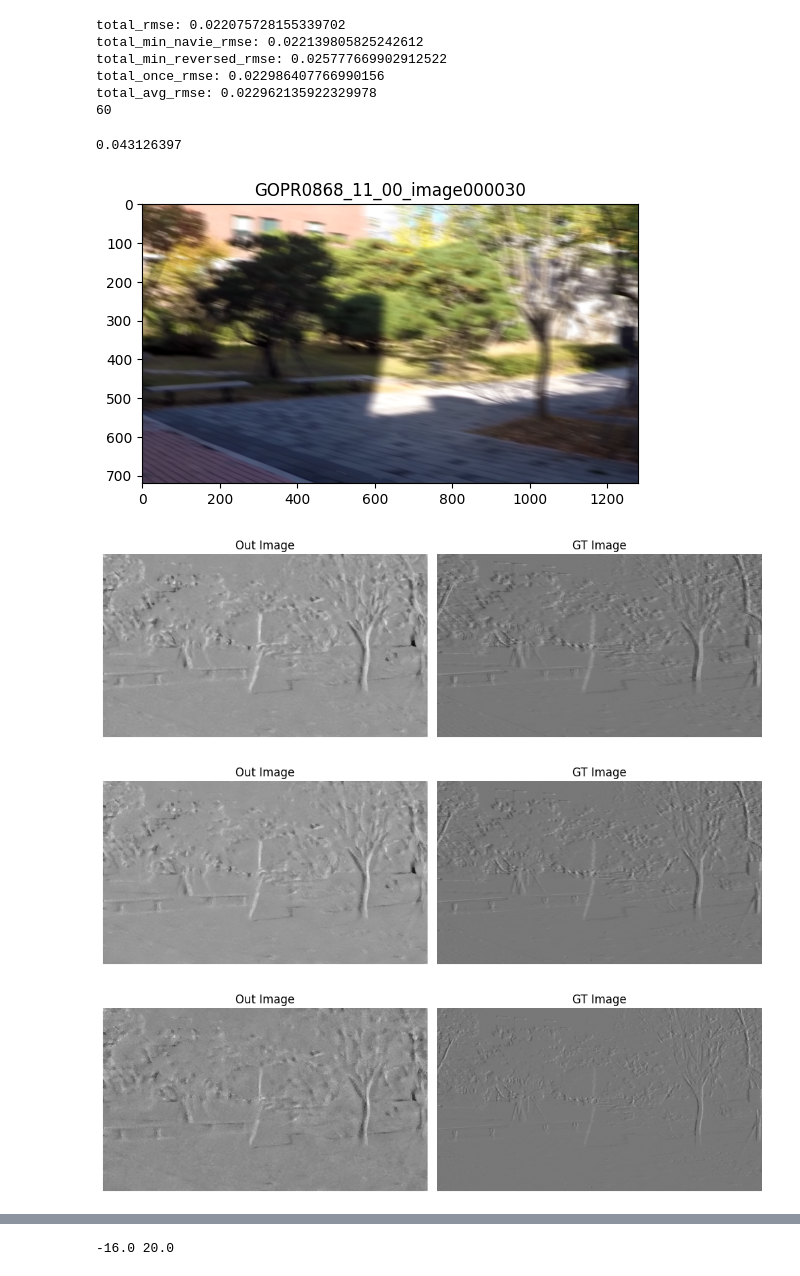
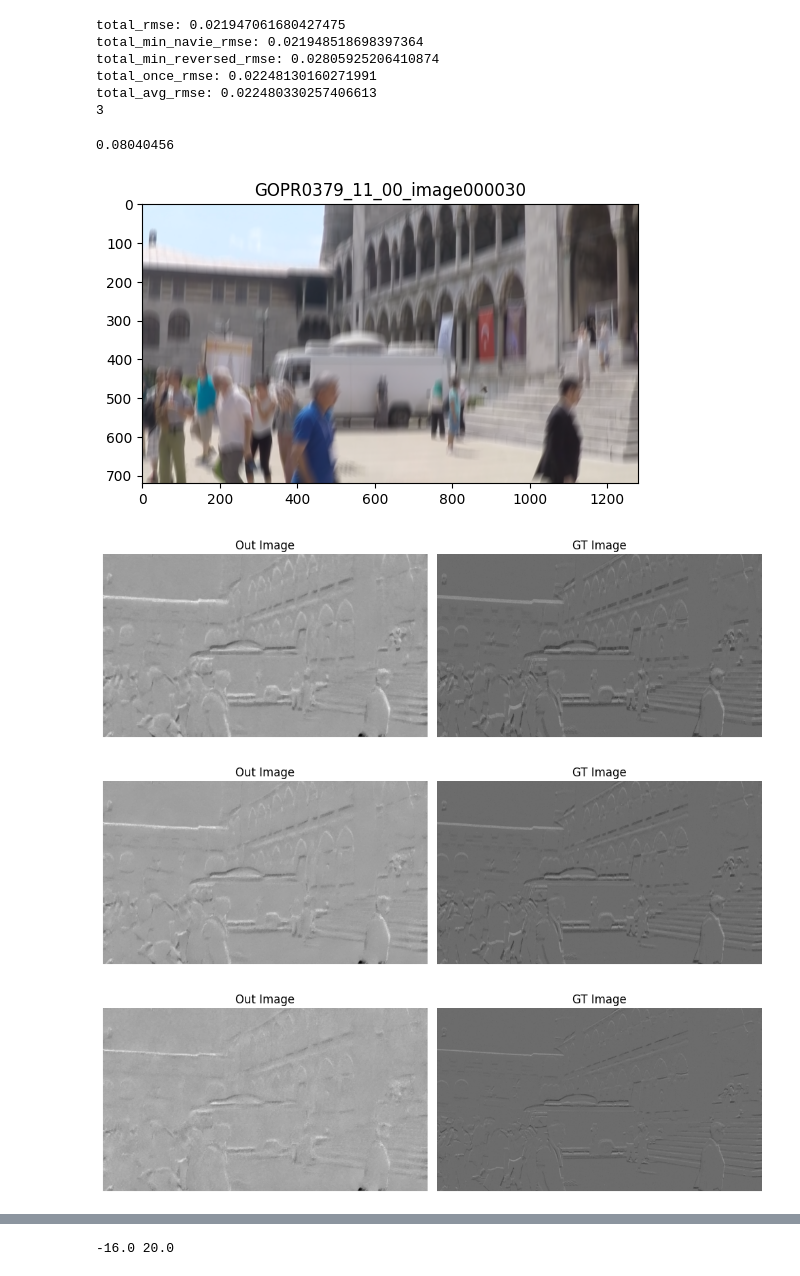
Before and after one commit to JuWanMaeng/Diffuse_Blur_to_Event, a Jupyter notebook: check_event.ipynb, the cells around one changed output, grey strips where cells are left out. Saved outputs shown, nothing was run; the diff lists cells and outputs as text; code cells hidden in the pictures.

Commit message:
add gen event

```diff
--- a/check_event.ipynb
+++ b/check_event.ipynb
@@ -10,7 +10,7 @@ exists_path = []
 total_min_navie_rmse, total_min_reversed_rmse, total_once_rmse, total_avg_rmse, total_rmse = 0, 0, 0, 0, 0
 count = 0
 
-with open('/workspace/Marigold/Gopro_event_test_results.txt', 'r') as f:
+with open('/workspace/Marigold/results/Gopro_event_train_results.txt', 'r') as f:
     lines = f.readlines()
     lines = [line.strip() for line in lines]
 
@@ -35,14 +35,14 @@ print('total_once_rmse:', total_once_rmse/len(lines))
 print('total_avg_rmse:', total_avg_rmse/len(lines))
 print(count)
 # %% [output]
-total_rmse: 0.022075728155339702
-total_min_navie_rmse: 0.022139805825242612
-total_min_reversed_rmse: 0.025777669902912522
-total_once_rmse: 0.022986407766990156
-total_avg_rmse: 0.022962135922329978
-60
+total_rmse: 0.021947061680427475
+total_min_navie_rmse: 0.021948518698397364
+total_min_reversed_rmse: 0.02805925206410874
+total_once_rmse: 0.02248130160271991
+total_avg_rmse: 0.022480330257406613
+3
 # %%
-mother_path = '/workspace/Marigold/results/Gopro_Event_Test'
+mother_path = '/workspace/Marigold/results/Gopro_Event_Train'
 scene_list = os.listdir(mother_path)
 scene_list = sorted(scene_list)
 
@@ -51,7 +51,7 @@ scene_list = sorted(scene_list)
 for scene in scene_list[7:]:
     scene_path = os.path.join(mother_path, scene)
 
-    gt_dataset = h5py.File(os.path.join('/workspace/data/GOPRO/test', f'{scene}.h5'), 'r')
+    gt_dataset = h5py.File(os.path.join('/workspace/data/GOPRO/train', f'{scene}.h5'), 'r')
 
     img_list = os.listdir(scene_path)
     img_list.sort()
@@ -87,35 +87,35 @@ for scene in scene_list[7:]:
         plt.show()
         for i in range(6):
             # 첫 번째 이미지 처리
             out_img = out[:, :, i]
             out_img = (out_img * 255).astype('uint8')  # 정수형으로 변환
             out_img = Image.fromarray(out_img)
 
             # 두 번째 이미지 처리
             voxel_img = voxel[:, :, i]
             voxel_img = (voxel_img * 255).astype('uint8')  # 정수형으로 변환
             voxel_img = Image.fromarray(voxel_img)
 
             # 1행 2열 서브플롯 생성
             fig, axs = plt.subplots(1, 2, figsize=(10, 5))
 
             axs[0].imshow(out_img, cmap='gray')
             axs[0].set_title('Out Image')
             axs[0].axis('off')
 
             axs[1].imshow(voxel_img, cmap='gray')
             axs[1].set_title('GT Image')
             axs[1].axis('off')
 
             plt.tight_layout()
             plt.show()
 
         break
 
     break
 # %% [output]
-0.043126397
+0.08040456
-[figure, old version]
+[figure, new version]
-[figure, old version]
+[figure, new version]
-[figure, old version]
+[figure, new version]
-[figure, old version]
+[figure, new version]
```
Also changed, not shown: parts of 1 cell of this notebook, 13 other files.
